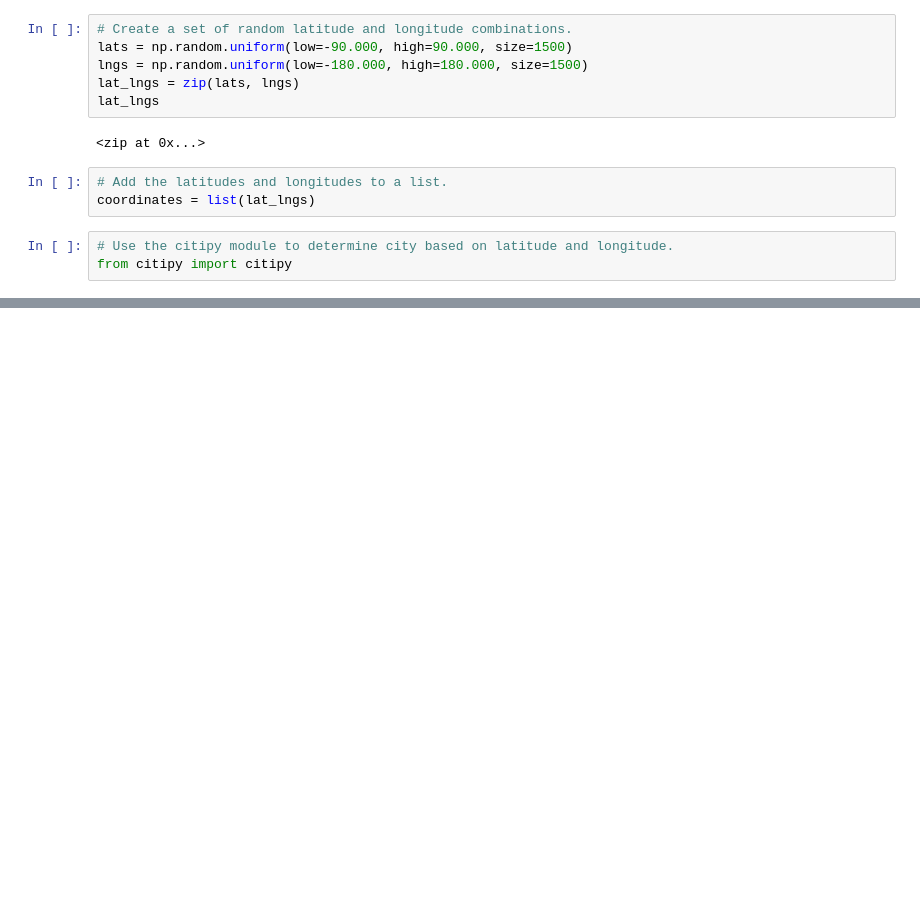
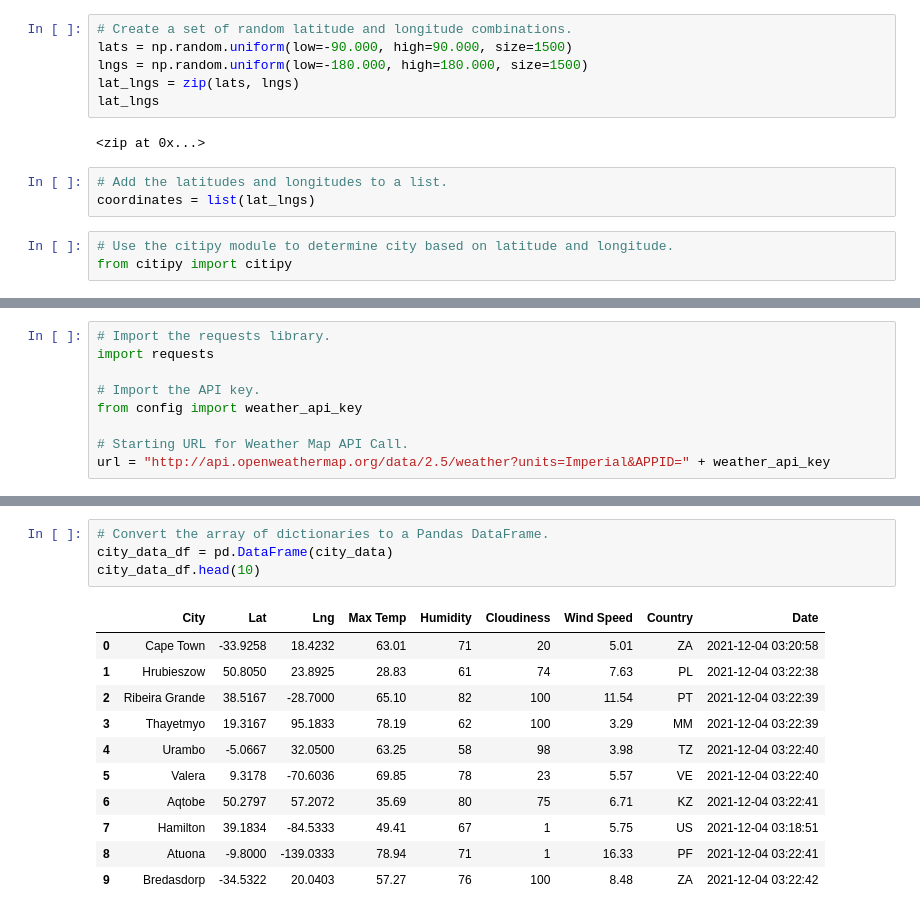
Before and after one commit to carrotdip/World_Weather_Analysis, a Jupyter notebook: WeatherPy.ipynb, the cells around one changed output, grey strips where cells are left out. Saved outputs shown, nothing was run; the diff lists cells and outputs as text; blank space fills up the shorter version.

```diff
--- a/WeatherPy.ipynb
+++ b/WeatherPy.ipynb
@@ -33,0 +34,9 @@ len(cities)
+# %%
+# Import the requests library.
+import requests
+
+# Import the API key.
+from config import weather_api_key
+
+# Starting URL for Weather Map API Call.
+url = "http://api.openweathermap.org/data/2.5/weather?units=Imperial&APPID=" + weather_api_key
@@ -33,0 +126,16 @@ len(cities)
+# %%
+# Convert the array of dictionaries to a Pandas DataFrame.
+city_data_df = pd.DataFrame(city_data)
+city_data_df.head(10)
+# %% [output]
+|  | City | Lat | Lng | Max Temp | Humidity | Cloudiness | Wind Speed | Country | Date |
+| 0 | Cape Town | -33.9258 | 18.4232 | 63.01 | 71 | 20 | 5.01 | ZA | 2021-12-04 03:20:58 |
+| 1 | Hrubieszow | 50.8050 | 23.8925 | 28.83 | 61 | 74 | 7.63 | PL | 2021-12-04 03:22:38 |
+| 2 | Ribeira Grande | 38.5167 | -28.7000 | 65.10 | 82 | 100 | 11.54 | PT | 2021-12-04 03:22:39 |
+| 3 | Thayetmyo | 19.3167 | 95.1833 | 78.19 | 62 | 100 | 3.29 | MM | 2021-12-04 03:22:39 |
+| 4 | Urambo | -5.0667 | 32.0500 | 63.25 | 58 | 98 | 3.98 | TZ | 2021-12-04 03:22:40 |
+| 5 | Valera | 9.3178 | -70.6036 | 69.85 | 78 | 23 | 5.57 | VE | 2021-12-04 03:22:40 |
+| 6 | Aqtobe | 50.2797 | 57.2072 | 35.69 | 80 | 75 | 6.71 | KZ | 2021-12-04 03:22:41 |
+| 7 | Hamilton | 39.1834 | -84.5333 | 49.41 | 67 | 1 | 5.75 | US | 2021-12-04 03:18:51 |
+| 8 | Atuona | -9.8000 | -139.0333 | 78.94 | 71 | 1 | 16.33 | PF | 2021-12-04 03:22:41 |
+| 9 | Bredasdorp | -34.5322 | 20.0403 | 57.27 | 76 | 100 | 8.48 | ZA | 2021-12-04 03:22:42 |
```
Also changed, not shown: parts of 5 cells of this notebook.
